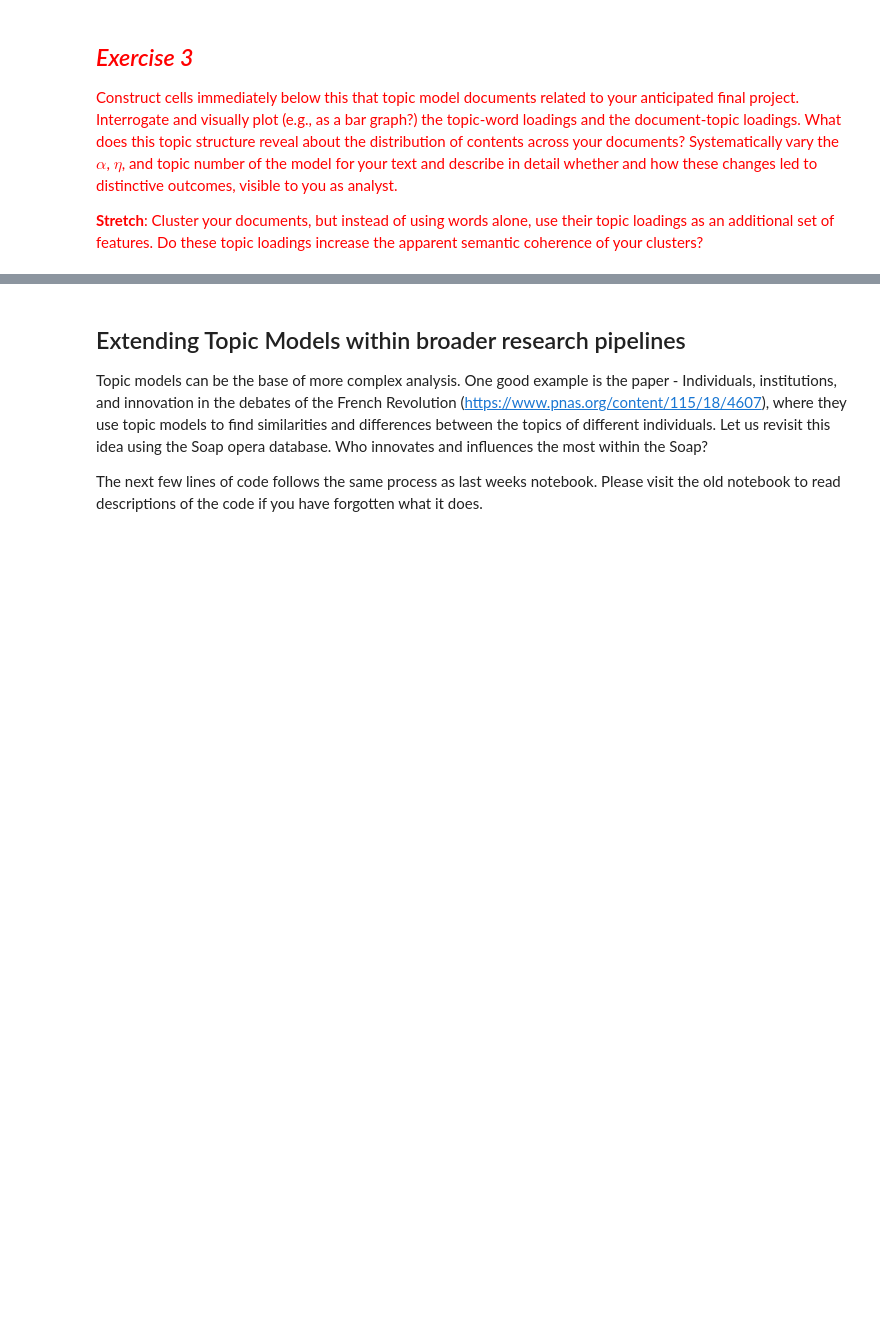
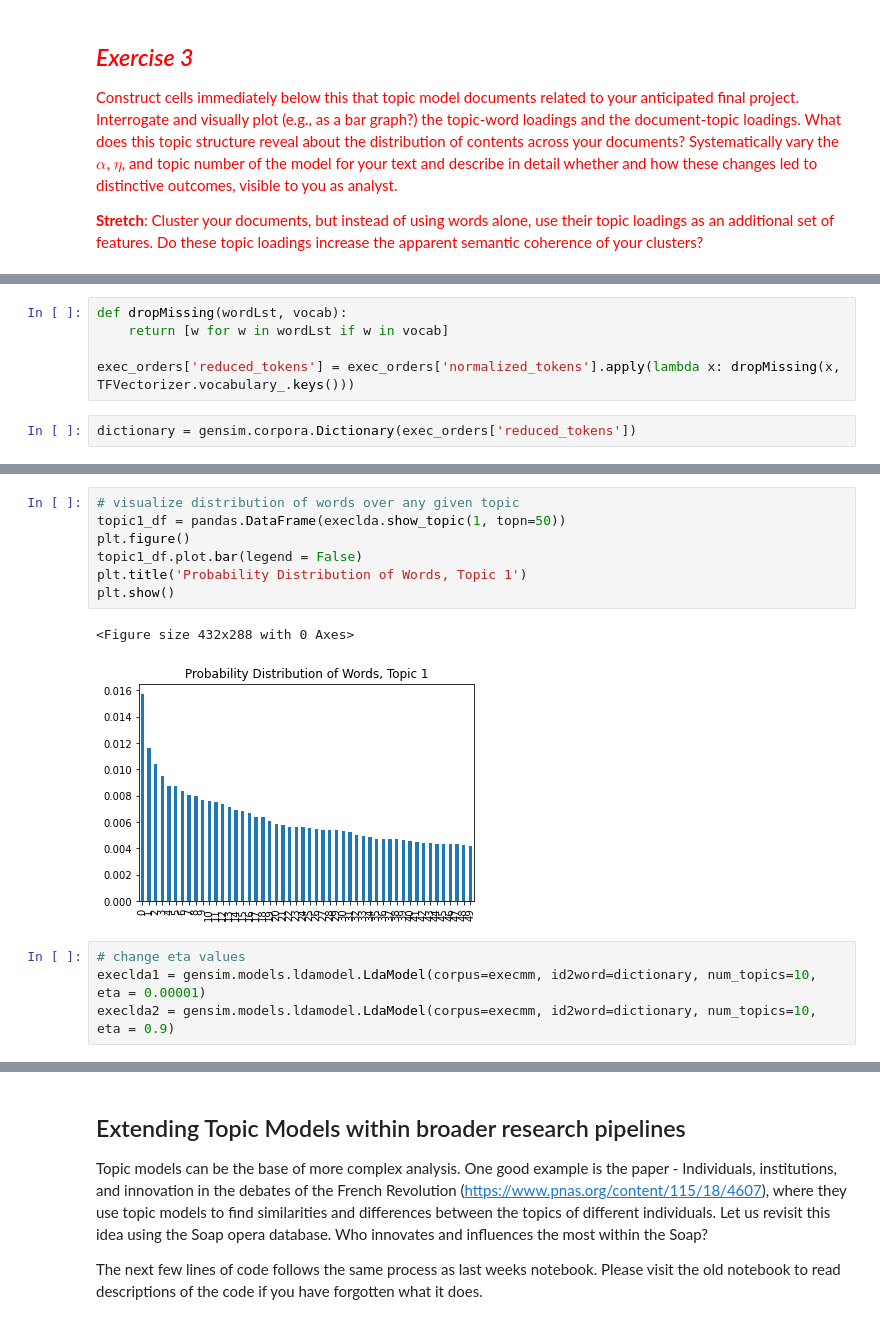
Before and after one commit to lilygrier/Homework-Notebooks, a Jupyter notebook: week-6/6-Discovering-Patterns-Clusters-and-Topics_lilygrier.ipynb, the cells around one changed output, grey strips where cells are left out. Saved outputs shown, nothing was run; the diff lists cells and outputs as text; blank space fills up the shorter version.

```diff
--- a/week-6/6-Discovering-Patterns-Clusters-and-Topics_lilygrier.ipynb
+++ b/week-6/6-Discovering-Patterns-Clusters-and-Topics_lilygrier.ipynb
@@ -1280,0 +1299,7 @@ plt.show()
+# %%
+def dropMissing(wordLst, vocab):
+    return [w for w in wordLst if w in vocab]
+
+exec_orders['reduced_tokens'] = exec_orders['normalized_tokens'].apply(lambda x: dropMissing(x, TFVectorizer.vocabulary_.keys()))
+# %%
+dictionary = gensim.corpora.Dictionary(exec_orders['reduced_tokens'])
@@ -1280,0 +1462,14 @@ plt.show()
+# %%
+# visualize distribution of words over any given topic
+topic1_df = pandas.DataFrame(execlda.show_topic(1, topn=50))
+plt.figure()
+topic1_df.plot.bar(legend = False)
+plt.title('Probability Distribution of Words, Topic 1')
+plt.show()
+# %% [output]
+<Figure size 432x288 with 0 Axes>
+[figure, added]
+# %%
+# change eta values
+execlda1 = gensim.models.ldamodel.LdaModel(corpus=execmm, id2word=dictionary, num_topics=10, eta = 0.00001)
+execlda2 = gensim.models.ldamodel.LdaModel(corpus=execmm, id2word=dictionary, num_topics=10, eta = 0.9)
```
Also changed, not shown: parts of 40 cells of this notebook.
